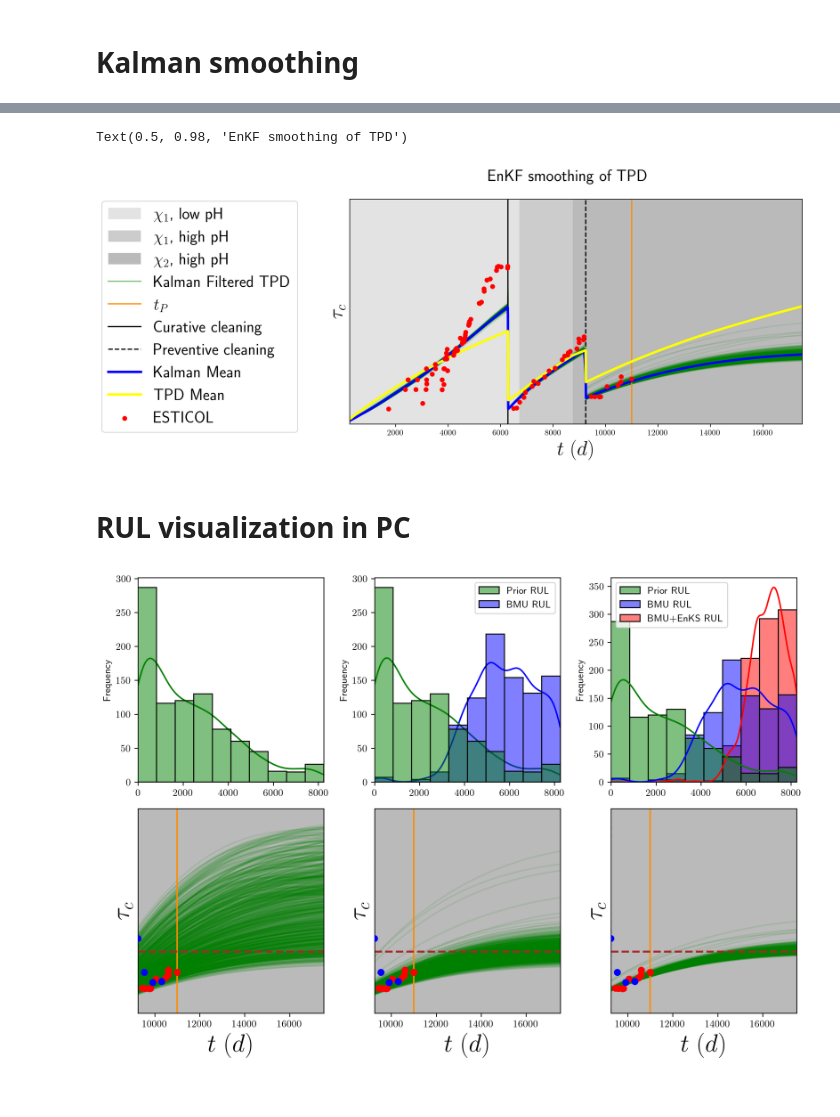
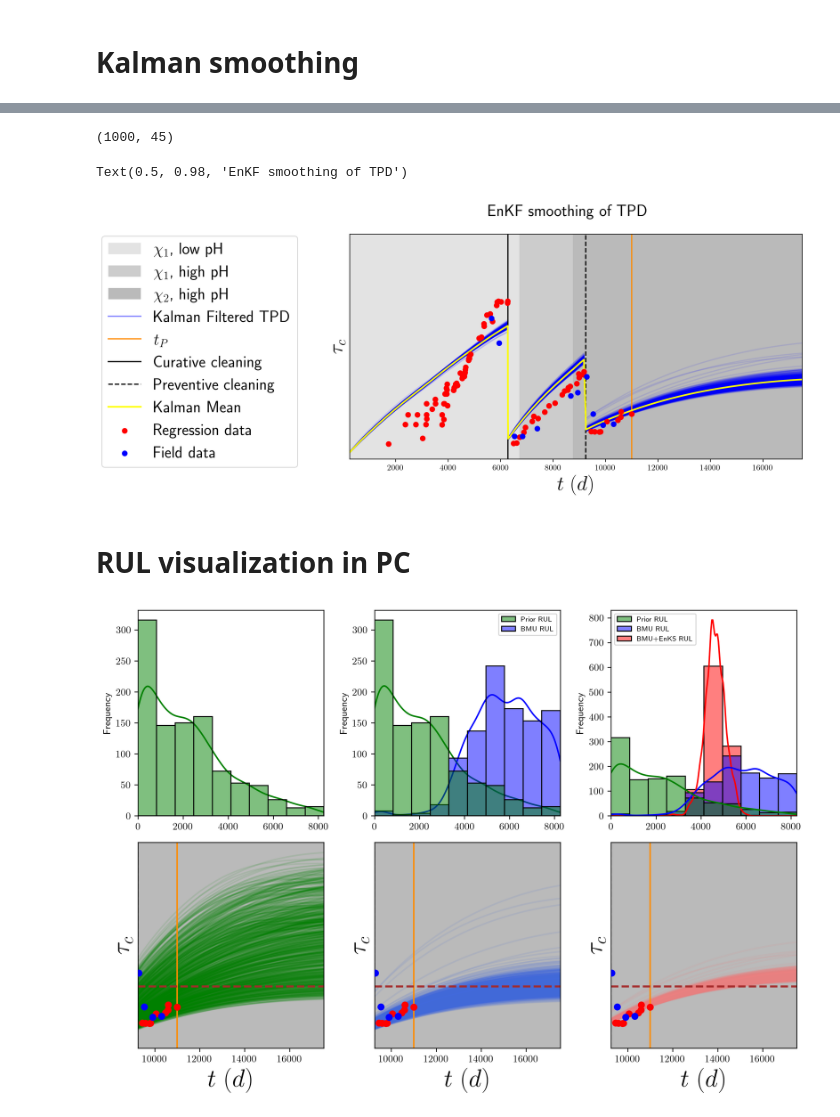
Before and after one commit to EdgarJaber/bayes-calibration-for-prognostics, a Jupyter notebook: methodology_clogging.ipynb, the cells around one changed output, grey strips where cells are left out. Drawn from its saved outputs; the diff is of its cells as text; code cells hidden in the pictures.

Commit message:
Smooth

```diff
--- a/methodology_clogging.ipynb
+++ b/methodology_clogging.ipynb
@@ -337,3 +406,7 @@ cleaning_time_indices = np.asarray([np.where(SIMULATION_TIME == np.asarray(clean
+# %%
+y_list = tuple(y_list)
+# %%
+trajectories = np.concatenate(y_list, axis=1)
 # %%
 time_indices_1 = np.sort(np.concatenate([
 	obs_indices_1,
@@ -435,8 +462,8 @@ y_list = [y_1, y_2, y_3]
 obs_std = 5/1.96
 # %%
-trajectories_1 = ensemble_kalman_smoother(y_list[0], index_t[0], obs_values_1, obs_std=obs_std)
-trajectories_2 = ensemble_kalman_smoother(y_list[1], index_t[1], obs_values_2, obs_std=obs_std)
-trajectories_3 = ensemble_kalman_smoother(y_list[2], index_t[2], obs_values_3, obs_std=obs_std)
-
-trajectories = np.concatenate((trajectories_1, trajectories_2, trajectories_3), axis=1)
+#trajectories_1 = ensemble_kalman_smoother(y_list[0], index_t[0], obs_values_1, obs_std=obs_std)
+#trajectories_2 = ensemble_kalman_smoother(y_list[1], index_t[1], obs_values_2, obs_std=obs_std)
+#trajectories_3 = ensemble_kalman_smoother(y_list[2], index_t[2], obs_values_3, obs_std=obs_std)
+#
+#trajectories = np.concatenate((trajectories_1, trajectories_2, trajectories_3), axis=1)
 TIME = np.concatenate(time_indices)
@@ -443,14 +486,24 @@ TIME = np.concatenate(time_indices)
+# %%
+y.shape
+# %% [output]
+(1000, 45)
 # %%
 fig, axs = plt.subplots(1, 1, figsize=(10, 5))
 
 axs = plot_tpd(axs, input_dic, trajectories, TIME, 'Kalman Filtered TPD')
-axs.plot(TIME, np.mean(trajectories, axis=0), color='blue', linewidth=3, label='Kalman Mean')
-axs.plot(SIMULATION_TIME, np.mean(y, axis=0), color='yellow', linewidth=3, label='TPD Mean')
+axs.plot(TIME, np.mean(trajectories, axis=0), color='yellow', linewidth=2, label='Kalman Mean')
+#
+#axs.plot(SIMULATION_TIME, np.mean(y, axis=0), color='yellow', linewidth=3, label='TPD Mean')
+
 for i in range(3):
     if i == 0:
-        axs.scatter(obs_indices[i], obs_values[i], color='red', s=25, zorder=10, label='ESTICOL')
+        axs.scatter(data_with_time_division[i][0][:, 0], data_with_time_division[i][0][:, 1], color='red', label='Regression data', zorder=10)
+        axs.scatter(data_with_time_division[i][1][:, 0], data_with_time_division[i][1][:, 1], color='blue', label='Field data', zorder=10)
     else:
-        axs.scatter(obs_indices[i], obs_values[i], color='red', s=25, zorder=10)
+        axs.scatter(data_with_time_division[i][0][:, 0], data_with_time_division[i][0][:, 1], color='red',  zorder=10)
+        axs.scatter(data_with_time_division[i][1][:, 0], data_with_time_division[i][1][:, 1], color='blue', zorder=10)
+
+
 axs.grid(False)
 axs.set_yticks([])
 
@@ -461,7 +514,7 @@ fig.legend(lines, labels, bbox_to_anchor=(0.05,0.9), fontsize=20)
 fig.suptitle(f'EnKF smoothing of TPD', fontsize=20)
 # %% [output]
 Text(0.5, 0.98, 'EnKF smoothing of TPD')
-[figure, old version]
+[figure, new version]
 # %% [markdown]
 # RUL visualization in PC
 # %%
@@ -519,9 +572,9 @@ rul_df_2 = pd.DataFrame({'Prior RUL': first_rul_resampled, 'BMU RUL': rul_before
 # %%
 fig, axs = plt.subplots(2, 3, figsize=(10, 7))
 
-axs[1, 0] = plot_tpd(axs[1, 0], input_dic, first_trajectories, pc_time, 'KLE-TPD')
-axs[1, 1] = plot_tpd(axs[1, 1], input_dic, prior_trajectories, pc_time, 'KLE-TPD')
-axs[1, 2] = plot_tpd(axs[1, 2], input_dic, posterior_trajectories, pc_time, 'KLE-TPD')
+axs[1, 0] = plot_tpd(axs[1, 0], input_dic, first_trajectories, pc_time, 'KLE-TPD', 'g')
+axs[1, 1] = plot_tpd(axs[1, 1], input_dic, prior_trajectories, pc_time, 'KLE-TPD', 'royalblue')
+axs[1, 2] = plot_tpd(axs[1, 2], input_dic, posterior_trajectories, pc_time, 'KLE-TPD', 'lightcoral')
 
 for i in range(3):
     if i == 2:
@@ -540,36 +593,40 @@ for ax in axs[1, :]:
 
 sns.histplot(rul_df_1['Prior RUL'], ax=axs[0, 0], kde=True, bins=10, color='green', zorder=10)
 sns.histplot(rul_df_1, ax=axs[0, 1], kde=True, bins=10, palette=['green','blue'], zorder=30)
+sns.move_legend(axs[0, 1], "upper right", fontsize=7)
+
+
 sns.histplot(rul_df_2, ax=axs[0, 2], kde=True, bins=10, palette=['green', 'blue','red'], zorder=0)
+sns.move_legend(axs[0, 2], "upper left", fontsize=7)
 
 axs[0, 0].set_xlabel('')
 axs[0, 1].set_xlabel('')
 axs[0, 2].set_xlabel('')
 axs[0, 0].set_ylabel('Frequency')
 axs[0, 1].set_ylabel('Frequency')
 axs[0, 2].set_ylabel('Frequency')
 
 axs[0, 0].set_xlim(min(rul_df_1['Prior RUL']), max(rul_df_1['Prior RUL']))
 axs[0, 1].set_xlim(min(rul_df_1['Prior RUL']), max(rul_df_1['BMU RUL']))
 axs[0, 2].set_xlim(min(rul_df_2['Prior RUL']), max(rul_df_2['BMU RUL']))
 
 axs[1, 0].set_yticks([])
 axs[1, 1].set_yticks([])
 axs[1, 2].set_yticks([])
 
 axs[1, 0].grid(False)
 axs[1, 1].grid(False)
 axs[1, 2].grid(False)
 
 #lines_labels = [axs[1, 0].get_legend_handles_labels()]
 #lines, labels = [sum(lol, []) for lol in zip(*lines_labels)]
 #
 #lines[2:] = [line for i, line in enumerate(lines[2:]) if i not in (3, 4)]
 #labels[2:] = [label for i, label in enumerate(labels[2:]) if i not in (3, 4)]
 #
 #fig.legend(lines[2:], labels[2:], bbox_to_anchor=(0.0,0.7), fontsize=20)
 
 #fig.suptitle("KLE-TPD simulations on the prognostics window", fontsize=20)
 plt.tight_layout()
 # %% [output]
-[figure, old version]
+[figure, new version]
```
Also changed, not shown: parts of 13 cells of this notebook, 3 other files.
